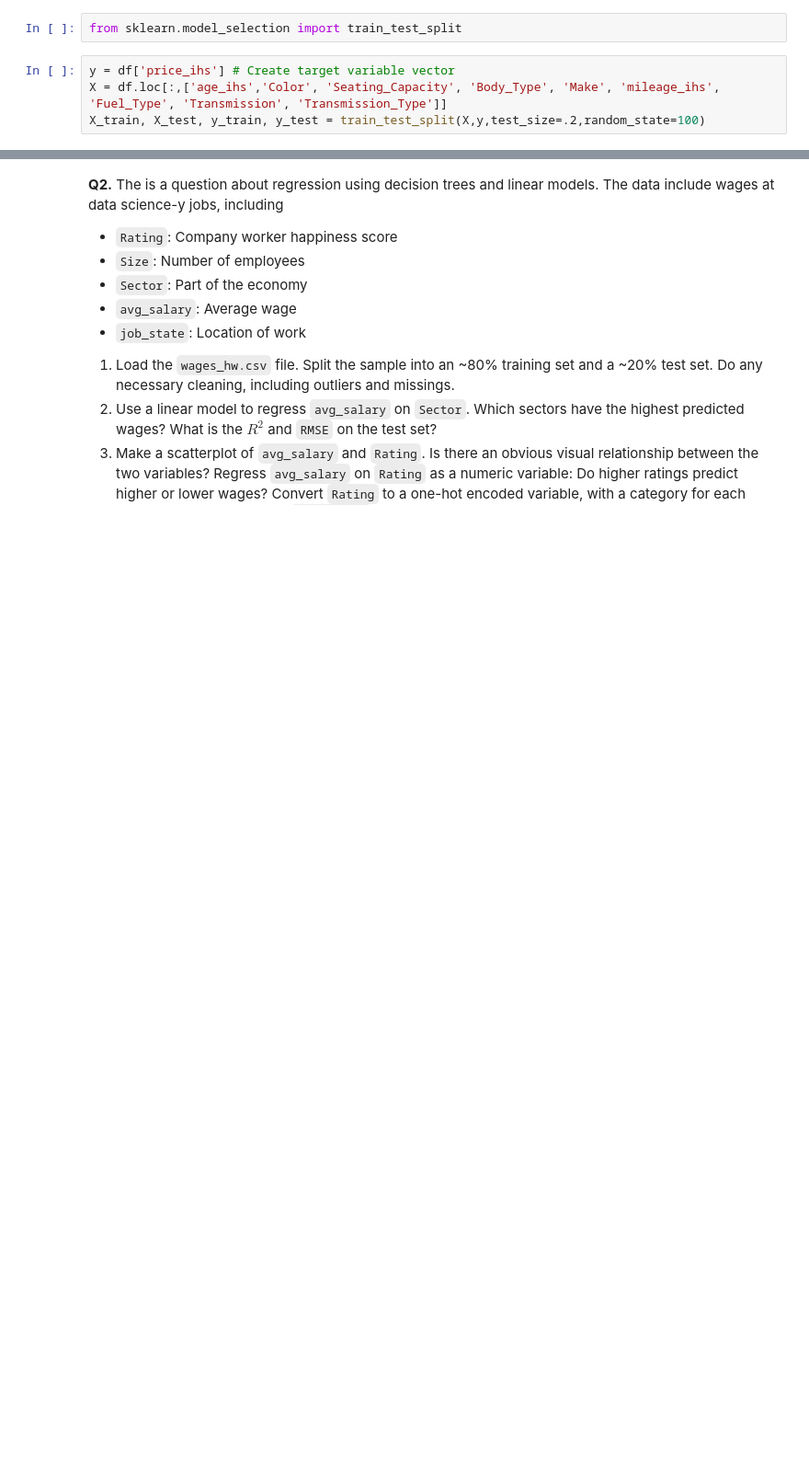
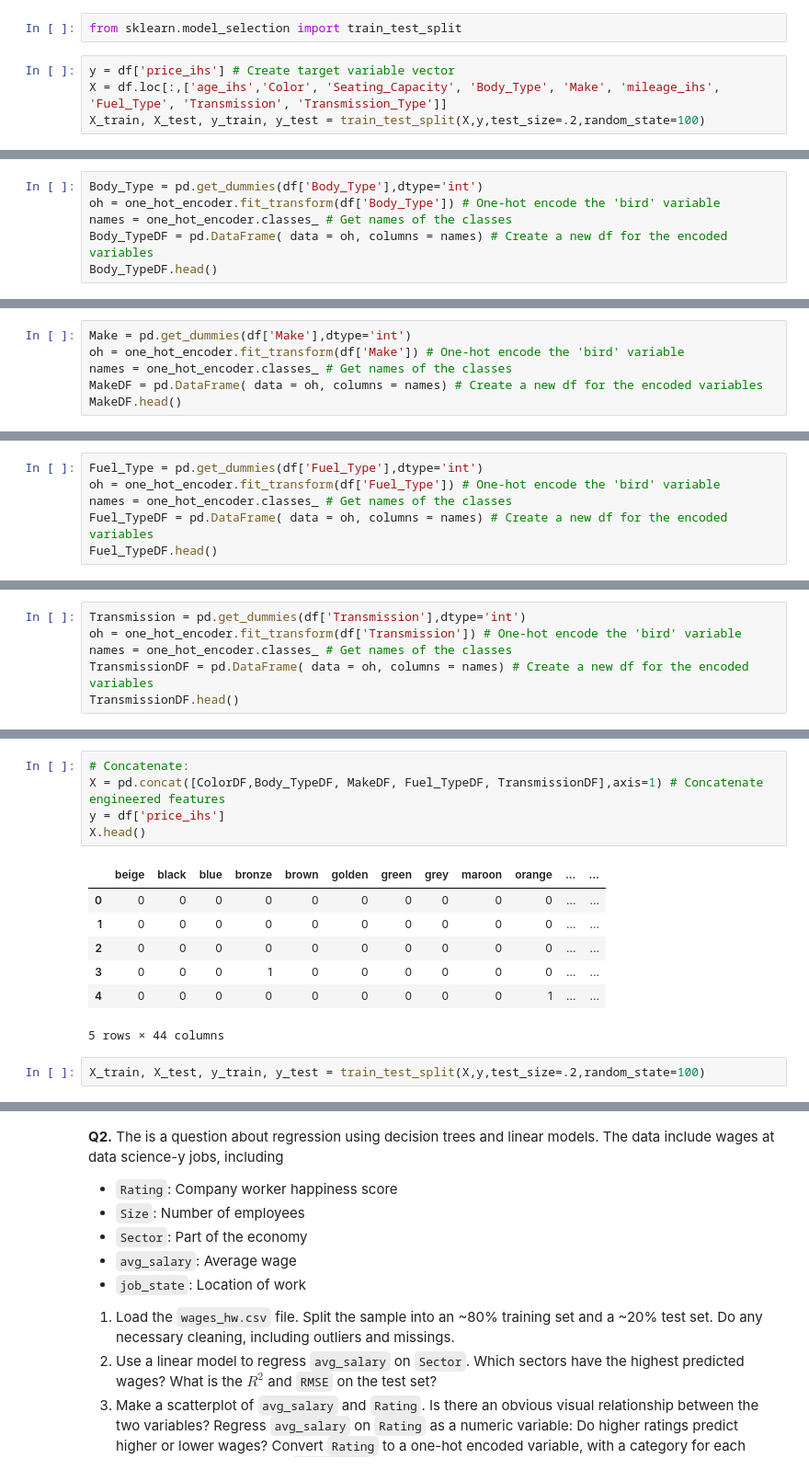
Before and after one commit to Sabrina-Hendricks/assignment4, a Jupyter notebook: assignment4.ipynb, the cells around one changed output, grey strips where cells are left out. Shown at 92% size. Saved outputs shown, nothing was run; the diff lists cells and outputs as text; blank space fills up the shorter version.

```diff
--- a/assignment4.ipynb
+++ b/assignment4.ipynb
@@ -165,0 +208,6 @@ X_train, X_test, y_train, y_test = train_test_split(X,y,test_size=.2,random_stat
+# %%
+Body_Type = pd.get_dummies(df['Body_Type'],dtype='int')
+oh = one_hot_encoder.fit_transform(df['Body_Type']) # One-hot encode the 'bird' variable
+names = one_hot_encoder.classes_ # Get names of the classes
+Body_TypeDF = pd.DataFrame( data = oh, columns = names) # Create a new df for the encoded variables
+Body_TypeDF.head()
@@ -165,0 +221,6 @@ X_train, X_test, y_train, y_test = train_test_split(X,y,test_size=.2,random_stat
+# %%
+Make = pd.get_dummies(df['Make'],dtype='int')
+oh = one_hot_encoder.fit_transform(df['Make']) # One-hot encode the 'bird' variable
+names = one_hot_encoder.classes_ # Get names of the classes
+MakeDF = pd.DataFrame( data = oh, columns = names) # Create a new df for the encoded variables
+MakeDF.head()
@@ -165,0 +234,6 @@ X_train, X_test, y_train, y_test = train_test_split(X,y,test_size=.2,random_stat
+# %%
+Fuel_Type = pd.get_dummies(df['Fuel_Type'],dtype='int')
+oh = one_hot_encoder.fit_transform(df['Fuel_Type']) # One-hot encode the 'bird' variable
+names = one_hot_encoder.classes_ # Get names of the classes
+Fuel_TypeDF = pd.DataFrame( data = oh, columns = names) # Create a new df for the encoded variables
+Fuel_TypeDF.head()
@@ -165,0 +247,6 @@ X_train, X_test, y_train, y_test = train_test_split(X,y,test_size=.2,random_stat
+# %%
+Transmission = pd.get_dummies(df['Transmission'],dtype='int')
+oh = one_hot_encoder.fit_transform(df['Transmission']) # One-hot encode the 'bird' variable
+names = one_hot_encoder.classes_ # Get names of the classes
+TransmissionDF = pd.DataFrame( data = oh, columns = names) # Create a new df for the encoded variables
+TransmissionDF.head()
@@ -165,0 +260,15 @@ X_train, X_test, y_train, y_test = train_test_split(X,y,test_size=.2,random_stat
+# %%
+# Concatenate:
+X = pd.concat([ColorDF,Body_TypeDF, MakeDF, Fuel_TypeDF, TransmissionDF],axis=1) # Concatenate engineered features
+y = df['price_ihs']
+X.head()
+# %% [output]
+|  | beige | black | blue | bronze | brown | golden | green | grey | maroon | orange | ... | ... |
+| 0 | 0 | 0 | 0 | 0 | 0 | 0 | 0 | 0 | 0 | 0 | ... | ... |
+| 1 | 0 | 0 | 0 | 0 | 0 | 0 | 0 | 0 | 0 | 0 | ... | ... |
+| 2 | 0 | 0 | 0 | 0 | 0 | 0 | 0 | 0 | 0 | 0 | ... | ... |
+| 3 | 0 | 0 | 0 | 1 | 0 | 0 | 0 | 0 | 0 | 0 | ... | ... |
+| 4 | 0 | 0 | 0 | 0 | 0 | 0 | 0 | 0 | 0 | 1 | ... | ... |
+5 rows × 44 columns
+# %%
+X_train, X_test, y_train, y_test = train_test_split(X,y,test_size=.2,random_state=100)
```
Also changed, not shown: parts of 16 cells of this notebook.
